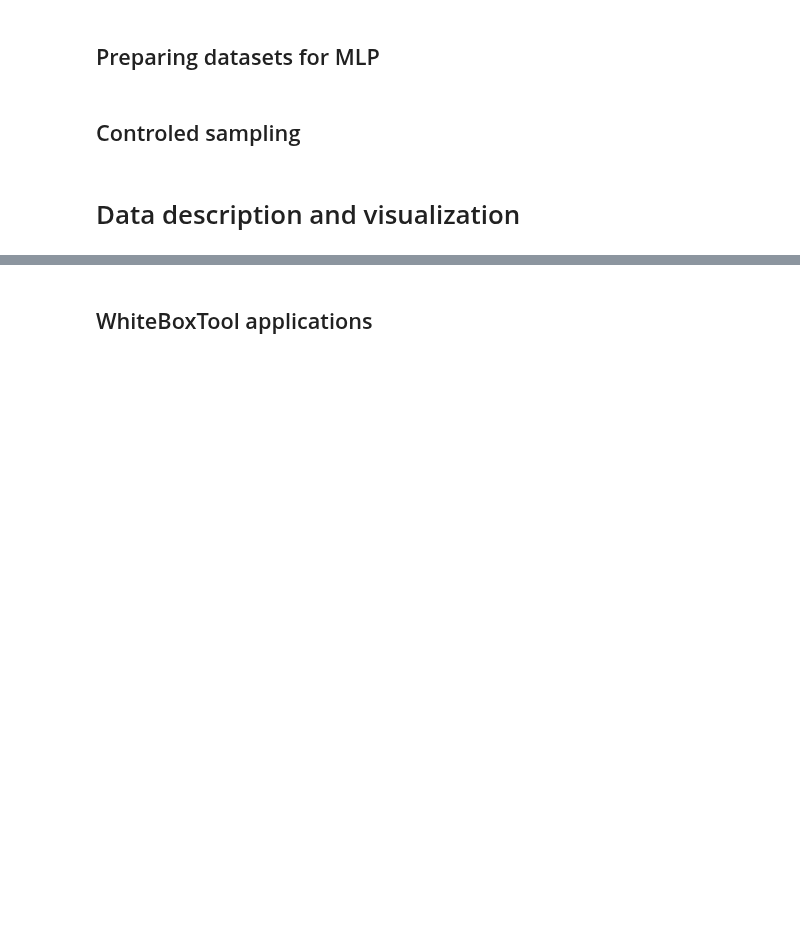
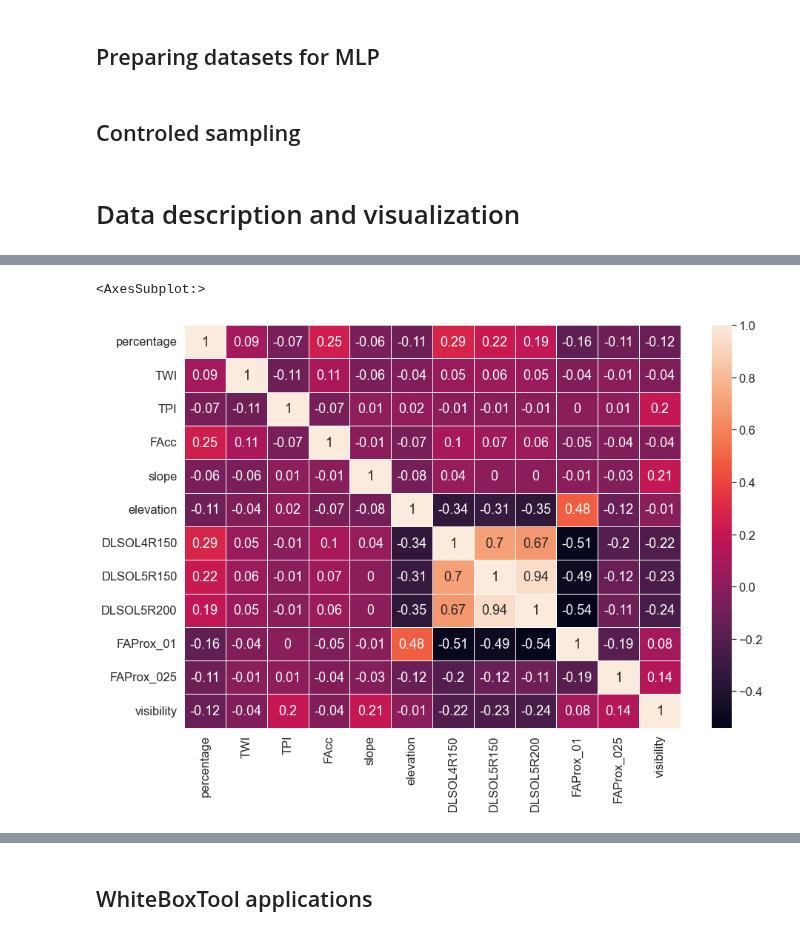
Before and after one commit to Abdielfer/FloodProbabRNCanAbd, a Jupyter notebook: main.ipynb, the cells around one changed output, grey strips where cells are left out. Cells and saved outputs as stored; diff of their text form; code cells hidden in the pictures; blank space fills up the shorter version.

```diff
--- a/main.ipynb
+++ b/main.ipynb
@@ -379,5 +299,6 @@ x_res.to_csv('basin1ControlClass0Sampling4Class_ToSHP.csv',index = None)
 # Data description and visualization
 # %%
 #### import dataset to describe
-DS= pd.read_csv('datasets/basin4_Training.csv', index_col=None)
+DS= pd.read_csv('datasets/RFDatasets/basin1Light_Clean.csv', index_col=None)
+DS.drop(['x_coord','y_coord'], axis=1, inplace=True)
 DS.head()
@@ -384,3 +312,14 @@ DS.head()
+# %%
+
+####. Covariance Matrix
+fig, ax = plt.subplots(figsize=(15, 10))
+ax.font_scale = 9
+# sns.set(font_scale=1.5)
+matrix = DS.corr().round(2)
+sns.heatmap(matrix, annot=True, linewidth=1)
+# %% [output]
+<AxesSubplot:>
+[figure, added]
 # %%
 DS.drop(['x_coord','y_coord'], axis = 1, inplace=True)
 DS.head()
```
Also changed, not shown: parts of 14 cells of this notebook.
